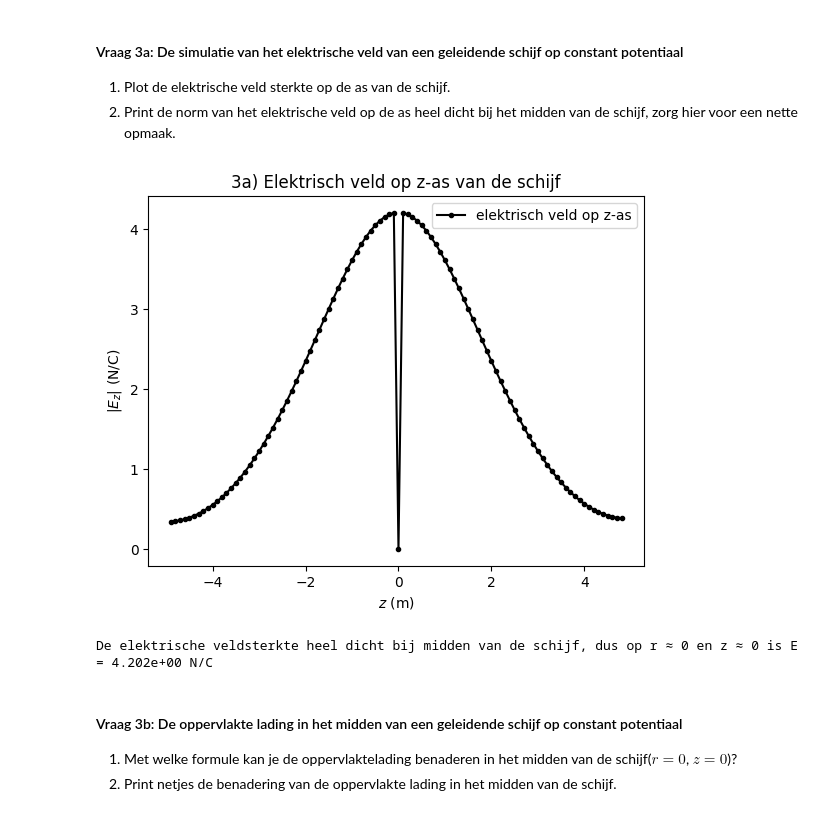
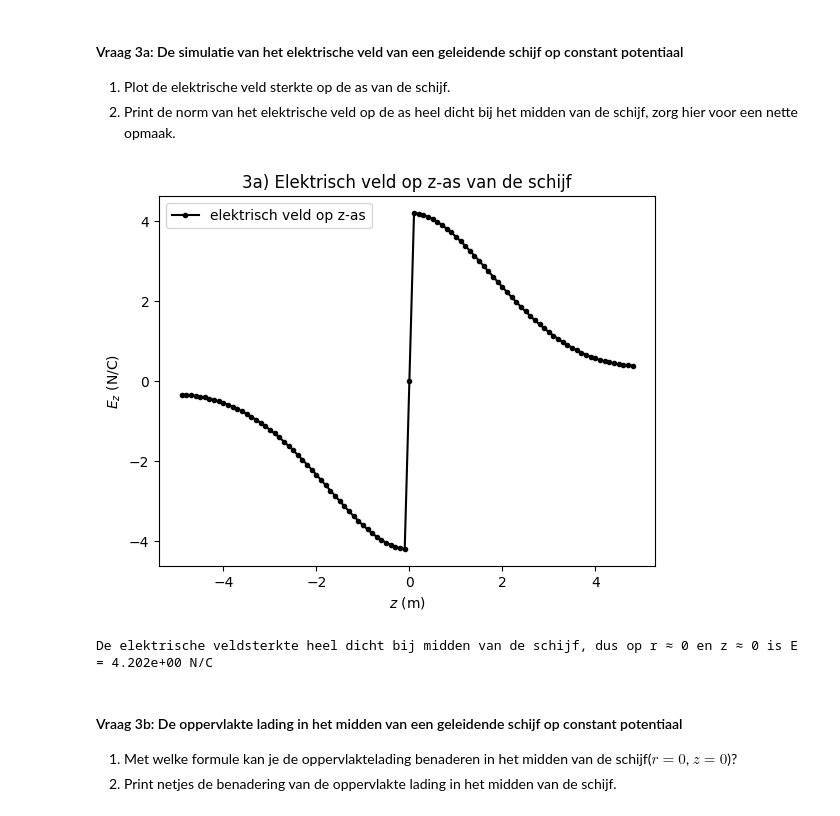
Before and after one commit to IshaSchneiders/opdrachten-DEF-D-Isha_Schneiders, a Jupyter notebook: DigitaleOntwerpopdrachten/1CondensatorOpdracht/CondensatorOntwerpopdracht.ipynb, the cells around one changed output. Cells and saved outputs as stored; diff of their text form; code cells hidden in the pictures.

Commit message:
probleem gevonden-->normE gebruikt ipv Ez

```diff
--- a/DigitaleOntwerpopdrachten/1CondensatorOpdracht/CondensatorOntwerpopdracht.ipynb
+++ b/DigitaleOntwerpopdrachten/1CondensatorOpdracht/CondensatorOntwerpopdracht.ipynb
@@ -530,24 +530,24 @@ plot_results_disk(Ez, Er, normE, V, r, z, grid_step, disk_radius, z_pos_disk1, z
 # %%
 #--3a--#
 # vind eerst de index waar r = 0
 idx_r_zero = find_idx_nearest(r_for_E,0)
 # dan halen we de sterkte van e-veld op z as op die index
-E_norm_z = normE[:,idx_r_zero]
+E_z = Ez[:,idx_r_zero]
 
 # plotten van E_z_as tegen z_for_E
 plt.figure()
-plt.plot(z_for_E,E_norm_z,"k.-",label="elektrisch veld op z-as")
+plt.plot(z_for_E,E_z,"k.-",label="elektrisch veld op z-as")
 plt.xlabel("$z$ (m)")
-plt.ylabel("$|E_z|$ (N/C)")
+plt.ylabel("$E_z$ (N/C)")
 plt.title("3a) Elektrisch veld op z-as van de schijf")
 plt.legend()
 plt.show()
 
 idx_z_near_zero = find_idx_nearest(z,0)
-normE_near_middel = normE[idx_z_near_zero,idx_r_zero]
-print(f"De elektrische veldsterkte heel dicht bij midden van de schijf, dus op r \u2248 0 en z \u2248 0 is E = {normE_near_middel:.3e} N/C")
+Ez_near_middel = Ez[idx_z_near_zero,idx_r_zero]
+print(f"De elektrische veldsterkte heel dicht bij midden van de schijf, dus op r \u2248 0 en z \u2248 0 is E = {Ez_near_middel:.3e} N/C")
 # %% [output]
-[figure, old version]
+[figure, new version]
 De elektrische veldsterkte heel dicht bij midden van de schijf, dus op r ≈ 0 en z ≈ 0 is E = 4.202e+00 N/C
 # %% [markdown]
 #### Vraag 3b: De oppervlakte lading in het midden van een geleidende schijf op constant potentiaal
```
Also changed, not shown: parts of 5 cells of this notebook.
